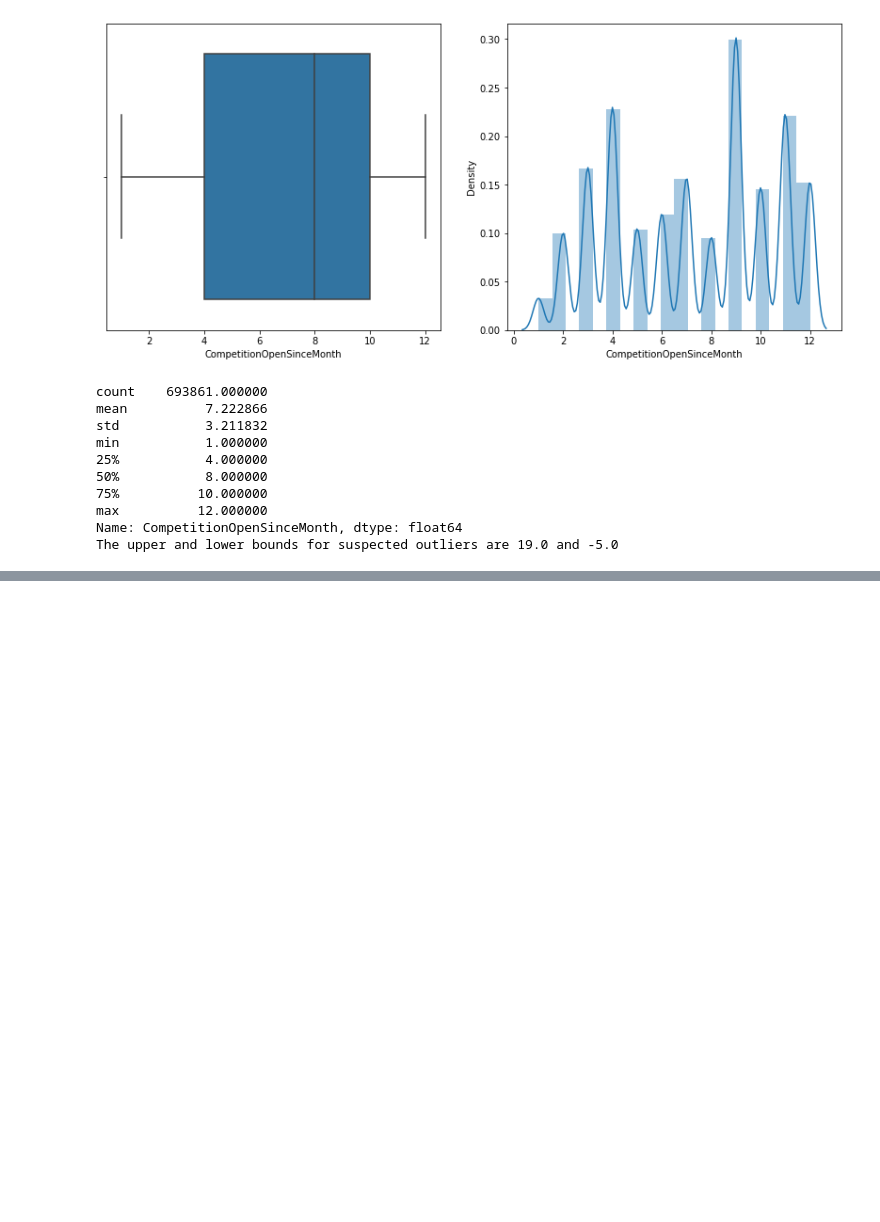
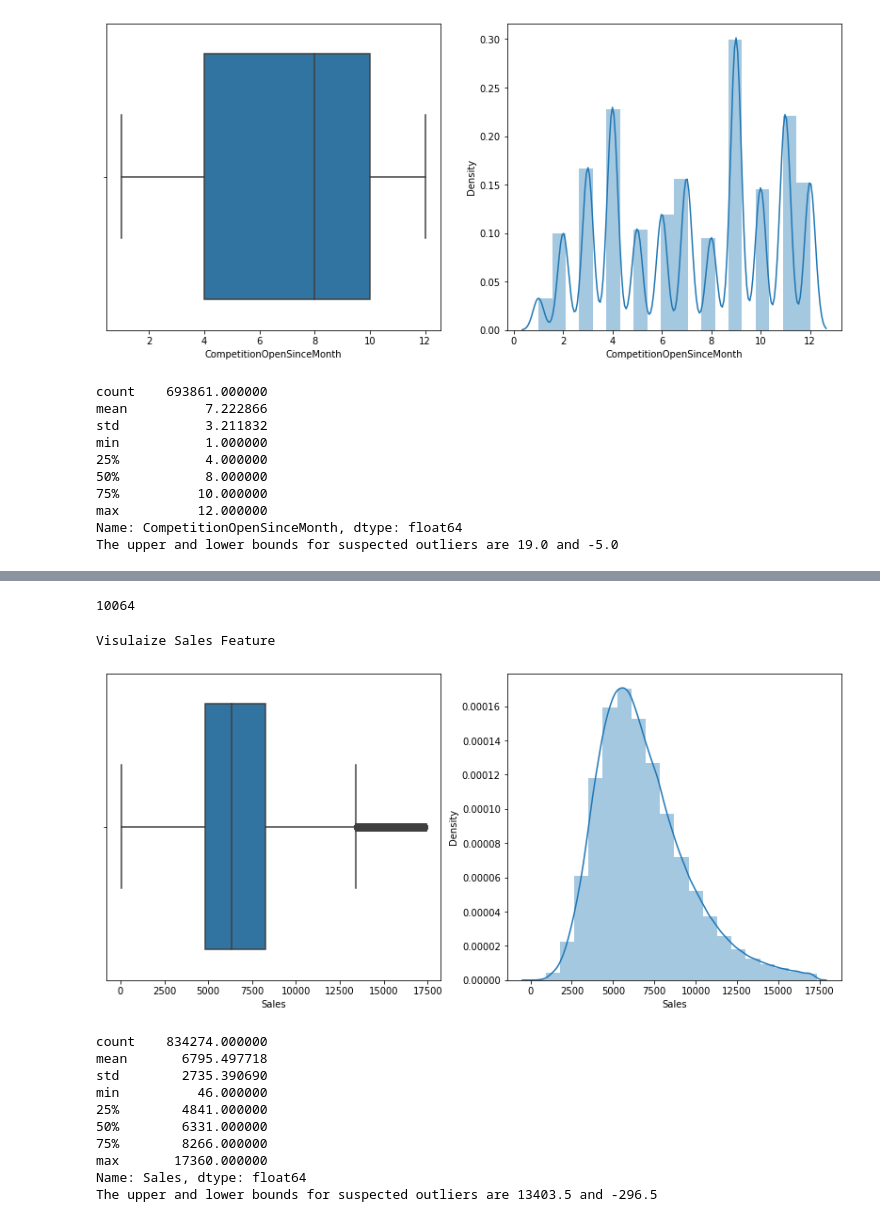
Before and after one commit to AnkitPatel745/Retail-Sales-Prediction-Capstone_Project, a Jupyter notebook: Rossmann_Sales_Prediction_Capstone_Project(ML_Regression).ipynb, the cells around one changed output, grey strips where cells are left out. Saved outputs shown, nothing was run; the diff lists cells and outputs as text; code cells hidden in the pictures; blank space fills up the shorter version.

Commit message:
Data Cleaning Part-4 (Removing The Outliers)

```diff
--- a/Rossmann_Sales_Prediction_Capstone_Project(ML_Regression).ipynb
+++ b/Rossmann_Sales_Prediction_Capstone_Project(ML_Regression).ipynb
@@ -313,0 +318,5 @@ The upper and lower bounds for suspected outliers are 19.0 and -5.0
+# %%
+isolation_forest = IsolationForest(n_estimators=50, contamination=0.01)
+isolation_forest.fit(df['Sales'].values.reshape(-1, 1))
+df['anomaly_score_univariate_sales'] = isolation_forest.decision_function(df['Sales'].values.reshape(-1, 1))
+df['outlier_univariate_sales'] = isolation_forest.predict(df['Sales'].values.reshape(-1, 1))
@@ -313,0 +341,31 @@ The upper and lower bounds for suspected outliers are 19.0 and -5.0
+# %%
+# Total outliers
+len(df[df['outlier_univariate_sales']==-1])
+# %% [output]
+10064
+# %%
+# Subsetting DF other than outliers.
+df = df[df['outlier_univariate_sales']==1]
+# %%
+# Removing Isolation Forest columns
+df.drop(['anomaly_score_univariate_sales','outlier_univariate_sales'],axis = 1, inplace=True)
+# %%
+# sns.boxplot(df['Sales'])
+# plotting the boxplot for finding the Outlier in the sales feature of the Dataset
+### Sales
+print('Visulaize Sales Feature')
+visualize_num_feature(df.Sales)
+stat_summary(df.Sales)
+# %% [output]
+Visulaize Sales Feature
+[figure, added]
+count    834274.000000
+mean       6795.497718
+std        2735.390690
+min          46.000000
+25%        4841.000000
+50%        6331.000000
+75%        8266.000000
+max       17360.000000
+Name: Sales, dtype: float64
+The upper and lower bounds for suspected outliers are 13403.5 and -296.5
```
Also changed, not shown: parts of 11 cells of this notebook.
